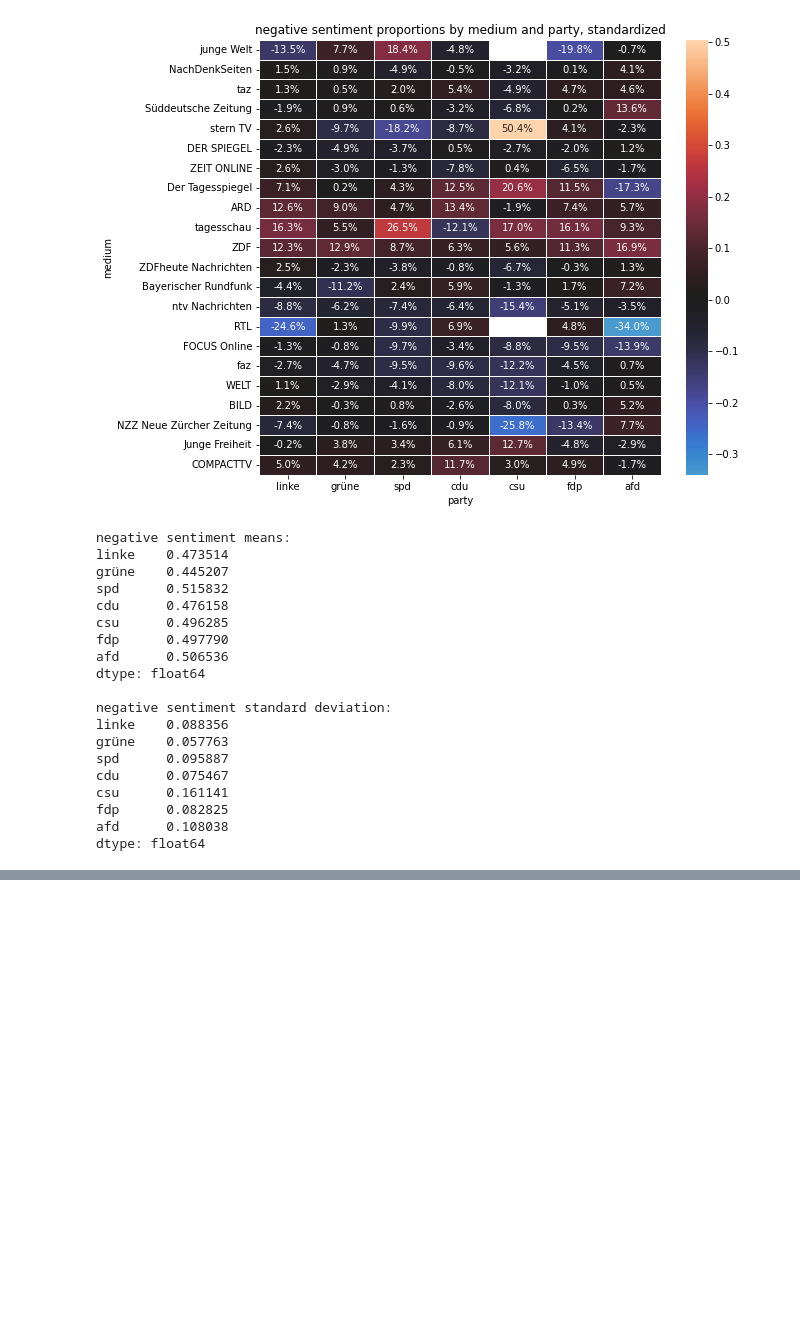
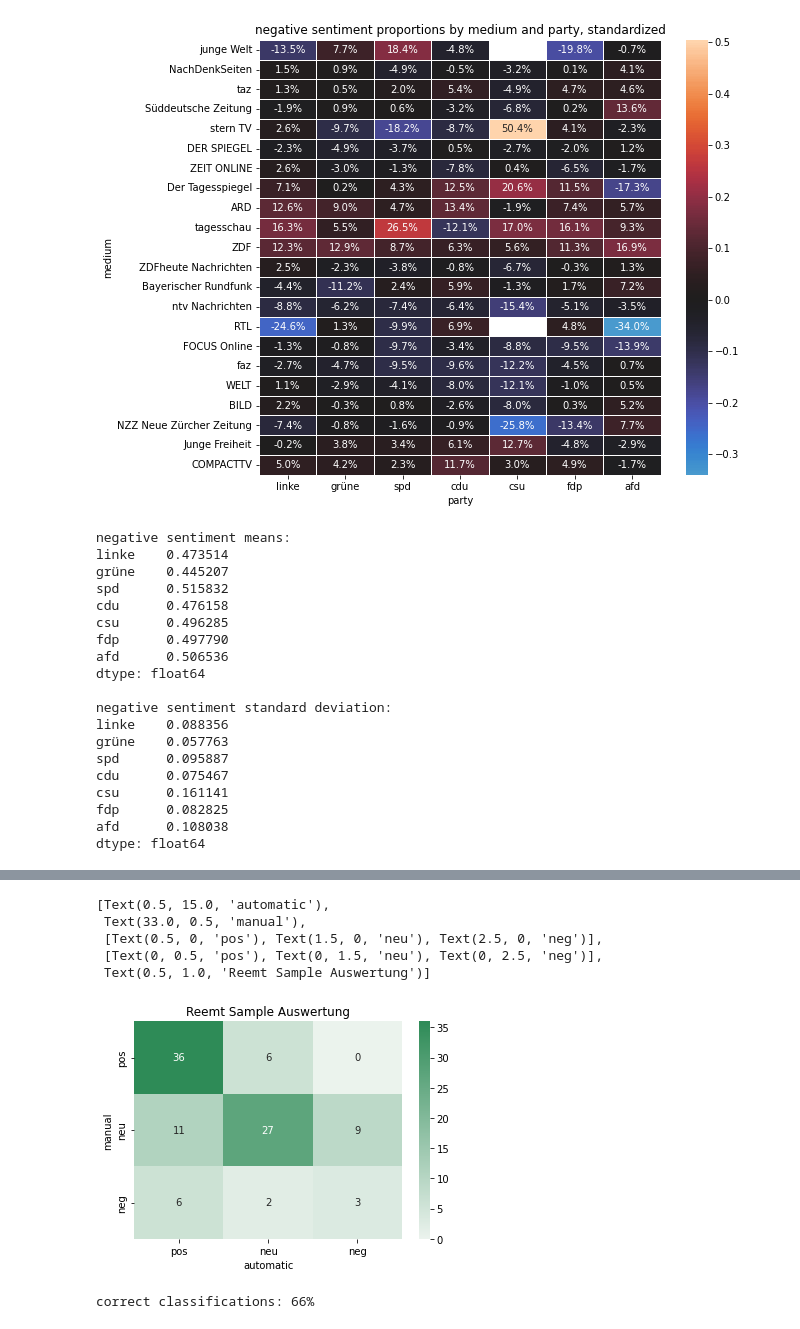
Before and after one commit to haukesteffen/media_bias_video_journalism, a Jupyter notebook: src/sentiment_analysis.ipynb, the cells around one changed output, grey strips where cells are left out. Saved outputs shown, nothing was run; the diff lists cells and outputs as text; code cells hidden in the pictures; blank space fills up the shorter version.

```diff
--- a/src/sentiment_analysis.ipynb
+++ b/src/sentiment_analysis.ipynb
@@ -66,7 +66,7 @@ def extract_party_mentions(input_string, party_strings, n_words=10):
         if upper_bound > len(input_string.split()):
             #upper_bound = len(input_string.split())
             output_strings[i] = ""
-        else:
+        if lower_bound > 0 and upper_bound < len(input_string.split()):
             output_strings[i] = " ".join(input_string.split()[lower_bound:upper_bound])
     return output_strings
 
@@ -360,0 +357,9 @@ Name: transcript, dtype: int64
+# %%
+terms = []
+for i in range(len(sent_df)):
+    try:
+        terms.append(sent_df.iloc[i].transcript.split()[10])
+    except:
+        terms.append('Fehler')
+sent_df['search_term'] = terms
+sent_df = sent_df[sent_df['search_term'] != 'Fehler']
@@ -360,0 +384,4 @@ Name: transcript, dtype: int64
+# %%
+reemt_ausgewertet = pd.read_csv('../data/plausability_tests/reemt_sentiment_ausgewertet.csv', sep=';')
+reemt_ausgewertet.columns = ['transcript', 'classification']
+reemt_ausgewertet.head()
@@ -360,0 +395,11 @@ Name: transcript, dtype: int64
+# %%
+reemt_sample = pd.read_pickle('../data/plausability_tests/reemt_sentiment.pkl')
+reemt_sample['manual_classification'] = reemt_ausgewertet.classification.values
+reemt_sample['automatic_classification'] = ''
+for i in range(len(reemt_sample)):
+    if reemt_sample.loc[:, 'positive'].iloc[i]:
+        reemt_sample.loc[:, 'automatic_classification'].iloc[i] = 'pos'
+    elif reemt_sample.loc[:, 'neutral'].iloc[i]:
+        reemt_sample.loc[:, 'automatic_classification'].iloc[i] = 'neu'
+    elif reemt_sample.loc[:, 'negative'].iloc[i]:
+        reemt_sample.loc[:, 'automatic_classification'].iloc[i] = 'neg'
@@ -360,0 +419,20 @@ Name: transcript, dtype: int64
+# %%
+from sklearn.metrics import confusion_matrix
+conf_mat = confusion_matrix(reemt_sample['manual_classification'], reemt_sample['automatic_classification'])
+ax = sns.heatmap(conf_mat, annot=True, cmap=sns.light_palette("seagreen", as_cmap=True))
+ax.set(xlabel="automatic", ylabel="manual", xticklabels=['pos', 'neu', 'neg'], yticklabels=['pos', 'neu', 'neg'], title='Reemt Sample Auswertung')
+# %% [output]
+[Text(0.5, 15.0, 'automatic'),
+ Text(33.0, 0.5, 'manual'),
+ [Text(0.5, 0, 'pos'), Text(1.5, 0, 'neu'), Text(2.5, 0, 'neg')],
+ [Text(0, 0.5, 'pos'), Text(0, 1.5, 'neu'), Text(0, 2.5, 'neg')],
+ Text(0.5, 1.0, 'Reemt Sample Auswertung')]
+[figure, added]
+# %%
+correct_counter = 0
+for i in range(len(reemt_sample)):
+    if reemt_sample.loc[:, 'automatic_classification'].iloc[i] == reemt_sample.loc[:, 'manual_classification'].iloc[i]:
+        correct_counter += 1
+print(f'correct classifications: {correct_counter}%')
+# %% [output]
+correct classifications: 66%
```
Also changed, not shown: parts of 12 cells of this notebook, 1 other file.
